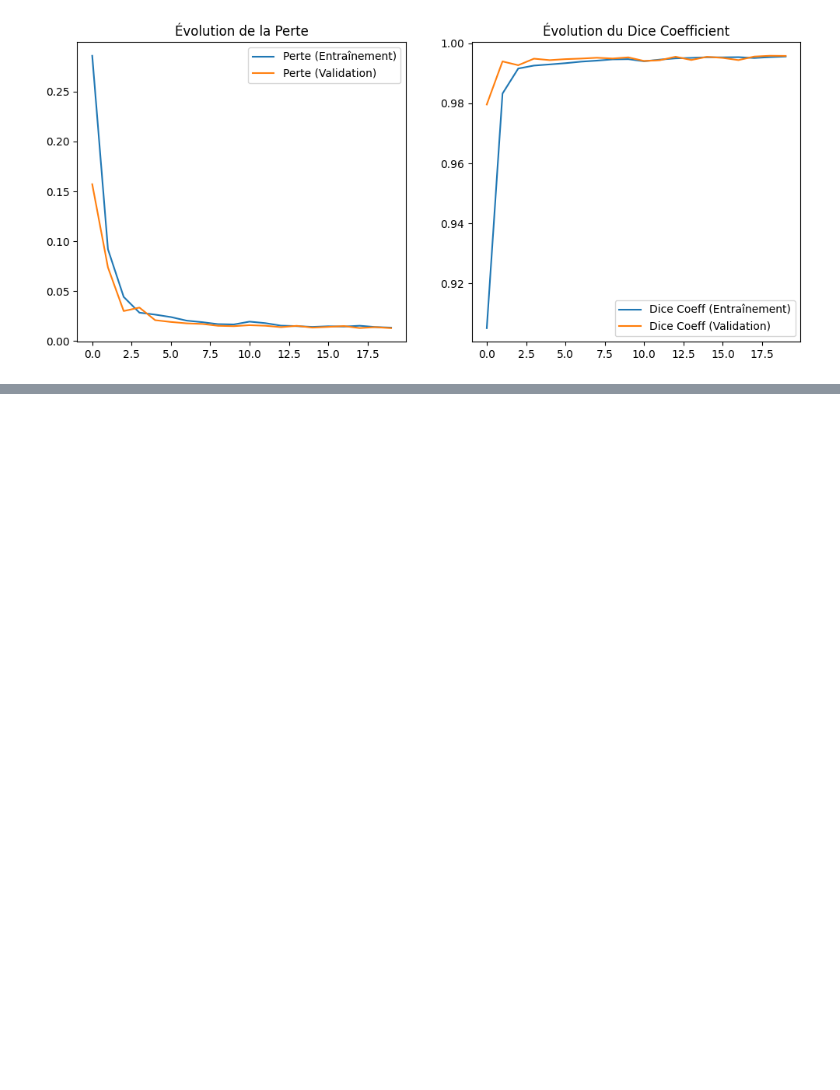
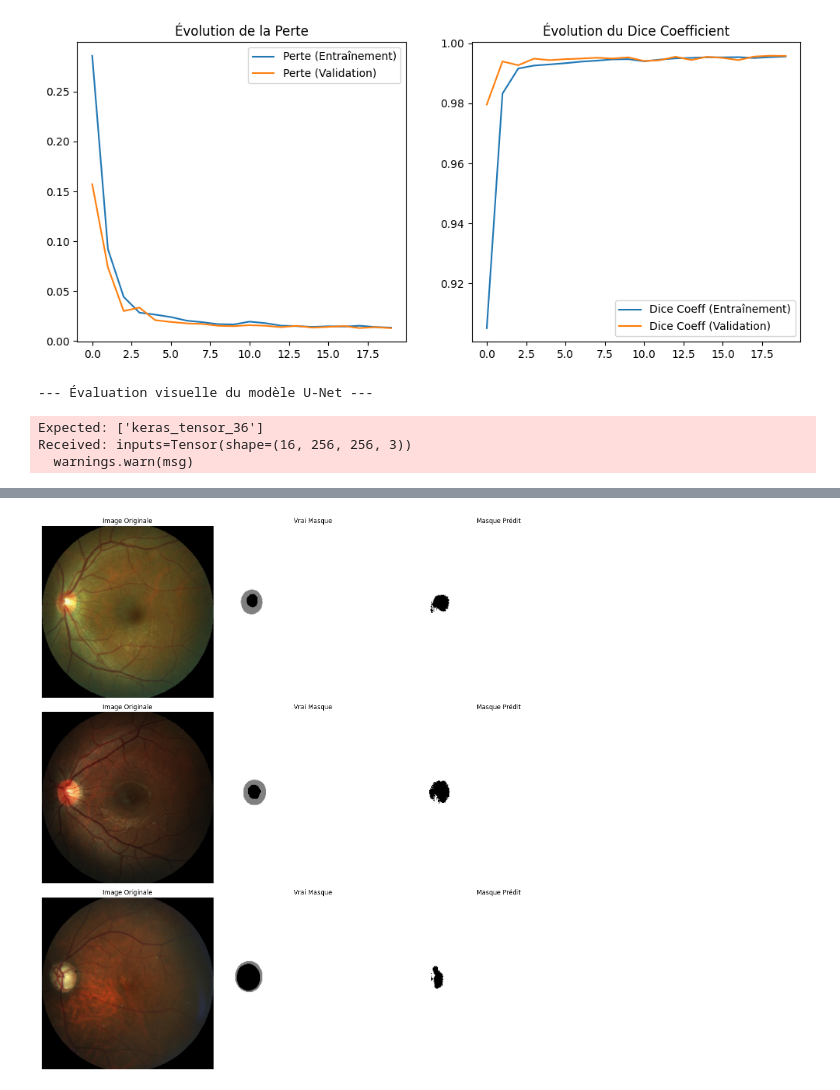
Before and after one commit to AlexKinda1/Projet-InsightBoost, a Jupyter notebook: Détection_du_glaucome.ipynb, the cells around one changed output, grey strips where cells are left out. Cells and saved outputs as stored; diff of their text form; code cells hidden in the pictures; blank space fills up the shorter version.

```diff
--- a/Détection_du_glaucome.ipynb
+++ b/Détection_du_glaucome.ipynb
@@ -872,3 +872,47 @@ Epoch 20/20
 
 🎉 Entraînement du U-Net terminé ! Modèle sauvegardé à : /content/drive/My Drive/Projet_Glaucome/unet_optic_disc_segmentation.keras
 [figure]
+# %%
+import matplotlib.pyplot as plt
+import numpy as np
+
+print("--- Évaluation visuelle du modèle U-Net ---")
+
+# On prend un lot de données du générateur de validation
+val_images, val_masks = next(iter(val_dataset.take(1)))
+
+# On utilise le U-Net pour prédire les masques sur ce lot d'images
+predicted_masks = unet_model.predict(val_images)
+
+# Afficher quelques exemples (par exemple les 3 premiers)
+num_examples_to_show = 3
+plt.figure(figsize=(15, num_examples_to_show * 5))
+
+for i in range(num_examples_to_show):
+    # Affichage de l'image originale
+    plt.subplot(num_examples_to_show, 3, i*3 + 1)
+    plt.imshow(val_images[i])
+    plt.title("Image Originale")
+    plt.axis('off')
+
+    # Affichage du vrai masque
+    plt.subplot(num_examples_to_show, 3, i*3 + 2)
+    plt.imshow(np.squeeze(val_masks[i]), cmap='gray')
+    plt.title("Vrai Masque")
+    plt.axis('off')
+
+    # Affichage du masque prédit
+    # On utilise un seuil de 0.5 pour binariser la sortie du modèle (probabilités)
+    predicted_mask_binary = (predicted_masks[i] > 0.5).astype(np.uint8)
+    plt.subplot(num_examples_to_show, 3, i*3 + 3)
+    plt.imshow(np.squeeze(predicted_mask_binary), cmap='gray')
+    plt.title("Masque Prédit")
+    plt.axis('off')
+
+plt.tight_layout()
+plt.show()
+# %% [output]
+--- Évaluation visuelle du modèle U-Net ---
+Expected: ['keras_tensor_36']
+Received: inputs=Tensor(shape=(16, 256, 256, 3))
+  warnings.warn(msg)
@@ -874,0 +920 @@ Epoch 20/20
+[figure, added]
```
Also changed, not shown: parts of 2 cells of this notebook.
